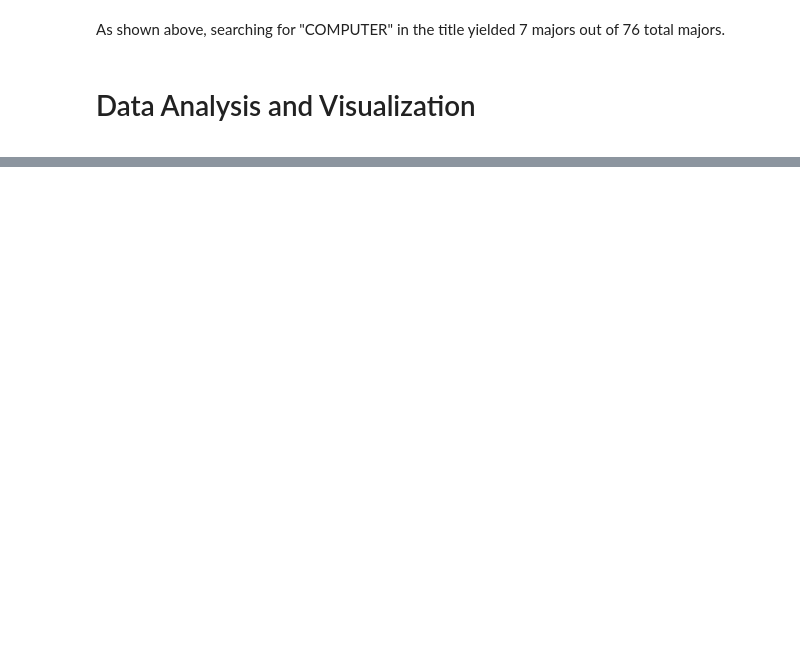
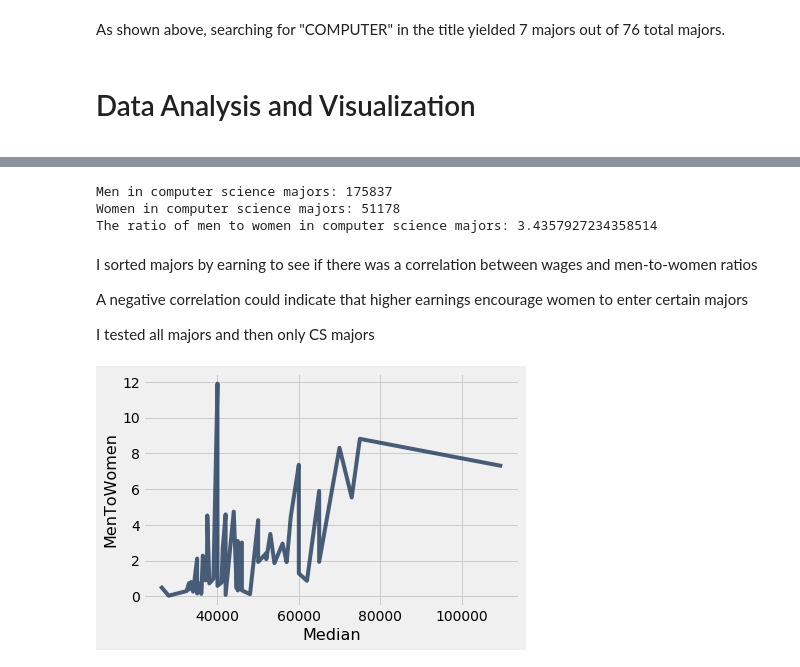
Before and after one commit to SpeedyCannon/ResearchDataScience, a Jupyter notebook: Python Testing.ipynb, the cells around one changed output, grey strips where cells are left out. Saved outputs shown, nothing was run; the diff lists cells and outputs as text; code cells hidden in the pictures; blank space fills up the shorter version.

```diff
--- a/Python Testing.ipynb
+++ b/Python Testing.ipynb
@@ -84,0 +104,20 @@ str
+# %%
+totalMen=sum(cs_major_data.column('Men'))
+totalWomen=sum(cs_major_data.column('Women'))
+menToWomen=totalMen/totalWomen
+print("Men in computer science majors:",totalMen)
+print("Women in computer science majors:",totalWomen)
+print("The ratio of men to women in computer science majors:",menToWomen)
+# %% [output]
+Men in computer science majors: 175837
+Women in computer science majors: 51178
+The ratio of men to women in computer science majors: 3.4357927234358514
+# %% [markdown]
+<p>I sorted majors by earning to see if there was a correlation between wages and men-to-women ratios</p>
+<p>A negative correlation could indicate that higher earnings encourage women to enter certain majors</p>
+<p>I tested all majors and then only CS majors</p>
+# %%
+all_wage_and_gender_ratio=Table().with_columns('Median',major_data.column('Median'),'MenToWomen',major_data.column('Men')/major_data.column('Women'))
+all_wage_and_gender_ratio.plot('Median','MenToWomen')
+# %% [output]
+[figure, added]
```
Also changed, not shown: parts of 9 cells of this notebook.
